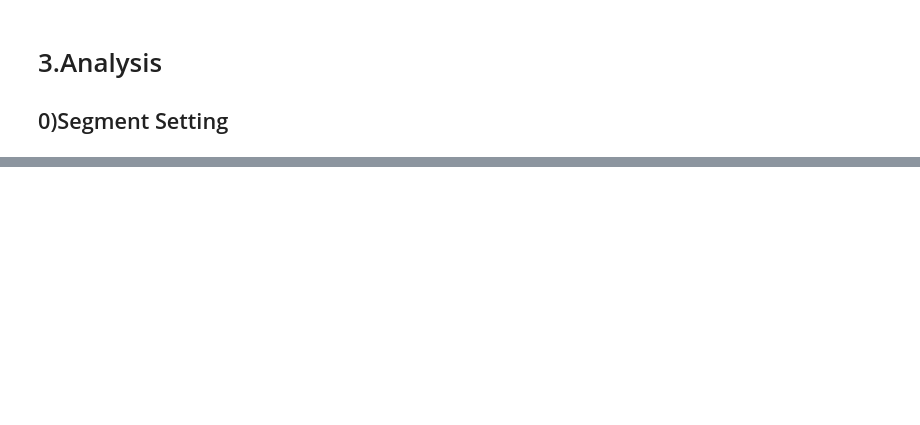
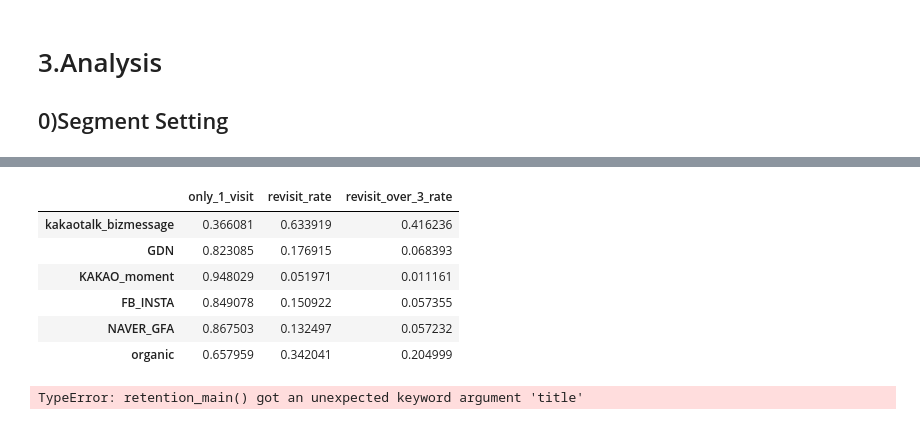
Before and after one commit to tand-datateam-th/kto_prj_git, a Jupyter notebook: [KTO]_Letter_analysis_v1_2210.ipynb, the cells around one changed output, grey strips where cells are left out. Cells and saved outputs as stored; diff of their text form; code cells hidden in the pictures; blank space fills up the shorter version.

```diff
--- a/[KTO]_Letter_analysis_v1_2210.ipynb
+++ b/[KTO]_Letter_analysis_v1_2210.ipynb
@@ -486,0 +351,55 @@ _df_age
+# %%
+#########################################
+# 1. 방문 빈도별 재방문율
+#########################################
+## data setting by referrs
+dict_visit_cnt = {}
+dict_df_param_contents = {}
+
+for key, values in dict_lst_user_from_referrs_gudok.items():
+    dict_df_param_contents[key] = df_param_contents_letter[
+                                        df_param_contents_letter[KEY_ID_DEVICE].isin(
+                                            dict_lst_user_from_referrs_gudok[key])]
+
+    _df = dict_df_param_contents[key].groupby(KEY_ID_DEVICE)['day'].size().to_frame(
+        name = 'day_cnt')
+
+    VISIT_1_CNT = len(_df[_df['day_cnt'] == 1])
+    VISIT_2_CNT = len(_df[_df['day_cnt'] == 2])
+    VISIT_3_CNT = len(_df[_df['day_cnt'] >= 3])
+
+    VISIT_1_RATE = VISIT_1_CNT / len(_df)
+    REVISIT_2_RATE= 1 - VISIT_1_RATE
+    REVISIT_3_RATE = 1 - ((VISIT_1_CNT + VISIT_2_CNT) / len(_df))
+
+    # dict_visit_cnt[f'{key}'] = {}
+    dict_visit_cnt[f'{key}']= [VISIT_1_RATE, REVISIT_2_RATE, REVISIT_3_RATE]
+
+df_vis_revisit = pd.DataFrame.from_dict(
+    dict_visit_cnt, orient='index', columns=[
+        'only_1_visit', 'revisit_rate', 'revisit_over_3_rate'])
+
+df_vis_revisit
+# %% [output]
+|  | only_1_visit | revisit_rate | revisit_over_3_rate |
+| kakaotalk_bizmessage | 0.366081 | 0.633919 | 0.416236 |
+| GDN | 0.823085 | 0.176915 | 0.068393 |
+| KAKAO_moment | 0.948029 | 0.051971 | 0.011161 |
+| FB_INSTA | 0.849078 | 0.150922 | 0.057355 |
+| NAVER_GFA | 0.867503 | 0.132497 | 0.057232 |
+| organic | 0.657959 | 0.342041 | 0.204999 |
+# %%
+#########################################
+# 2. 주차별 재방문율
+#########################################
+## 1) 전체 주차별 재방문율
+df_retention = SphereRetention.retention_main(
+    df_app_log, KEY_ID = KEY_ID_DEVICE, period = 'week', vis = True, title = 'Total Retention')
+
+## 2) 매체별 주차별 재방문율
+for key, values in dict_lst_user_from_referrs_gudok.items():
+    df_retention = SphereRetention.retention_main(
+        df_app_log[df_app_log[KEY_ID_DEVICE].isin(values)],
+        KEY_ID = KEY_ID_DEVICE, period = 'week', vis = True, title = f'{key} Retention')
+# %% [output]
+TypeError: retention_main() got an unexpected keyword argument 'title'
```
Also changed, not shown: parts of 41 cells of this notebook.
